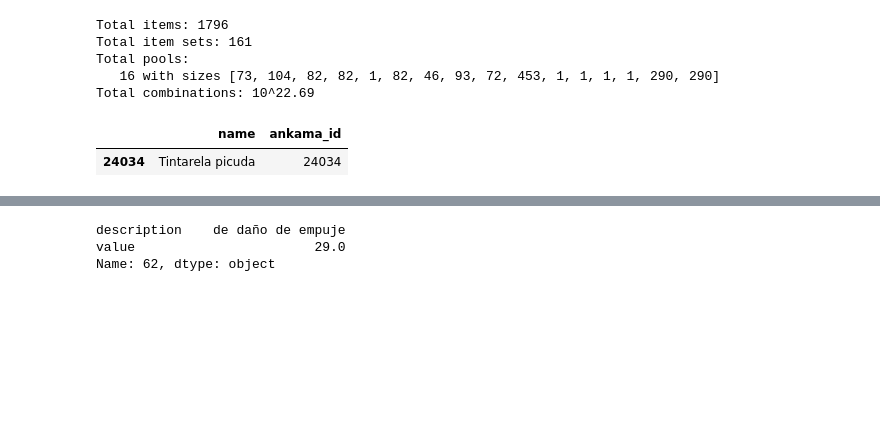
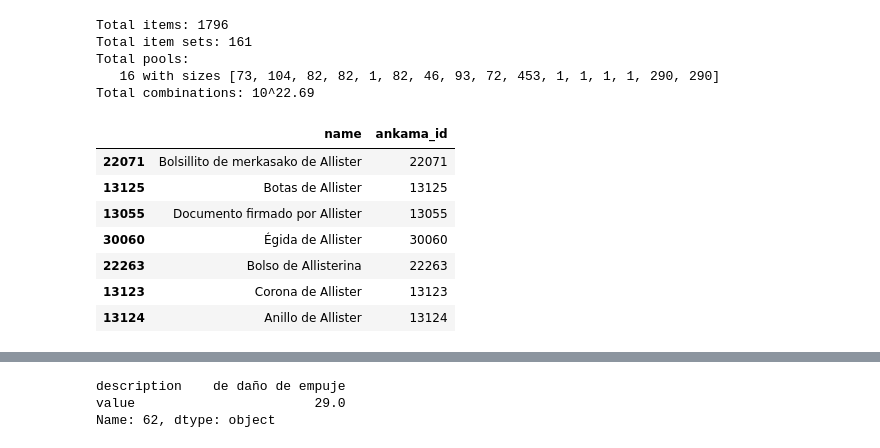
Before and after one commit to jdtibochab/dofus-set-optimizer, a Jupyter notebook: Items.ipynb, the cells around one changed output, grey strips where cells are left out. Saved outputs shown, nothing was run; the diff lists cells and outputs as text; code cells hidden in the pictures; blank space fills up the shorter version.

```diff
--- a/Items.ipynb
+++ b/Items.ipynb
@@ -10,7 +10,7 @@ from analysis import construct_report_str
 import json
 # %%
 # with open("reports/crit-omni-ranged/2026-09-05_15-44-02/config.json", "r") as file:
-with open("workflows/report-sacri-tank_20260921-191045/run_training/config.json", "r") as file:
+with open("workflows/report-sacri-tank_20260922-110152/run_training/config.json", "r") as file:
     config = json.load(file)
     # Convert all string keys into int
     config['character']['exo'] = {int(k): v for k, v in config['character']['exo'].items()}
@@ -41,8 +41,14 @@ Total pools:
    16 with sizes [73, 104, 82, 82, 1, 82, 46, 93, 72, 453, 1, 1, 1, 1, 290, 290]
 Total combinations: 10^22.69
 # %%
-Items[Items['name'].str.contains('tintarela', case=False)][['name', 'ankama_id']]
+Items[Items['name'].str.contains('allister', case=False)][['name', 'ankama_id']]
 # %% [output]
 |  | name | ankama_id |
-| 24034 | Tintarela picuda | 24034 |
+| 22071 | Bolsillito de merkasako de Allister | 22071 |
+| 13125 | Botas de Allister | 13125 |
+| 13055 | Documento firmado por Allister | 13055 |
+| 30060 | Égida de Allister | 30060 |
+| 22263 | Bolso de Allisterina | 22263 |
+| 13123 | Corona de Allister | 13123 |
+| 13124 | Anillo de Allister | 13124 |
 # %%
```
Also changed, not shown: parts of 3 cells of this notebook, 6 other files.
